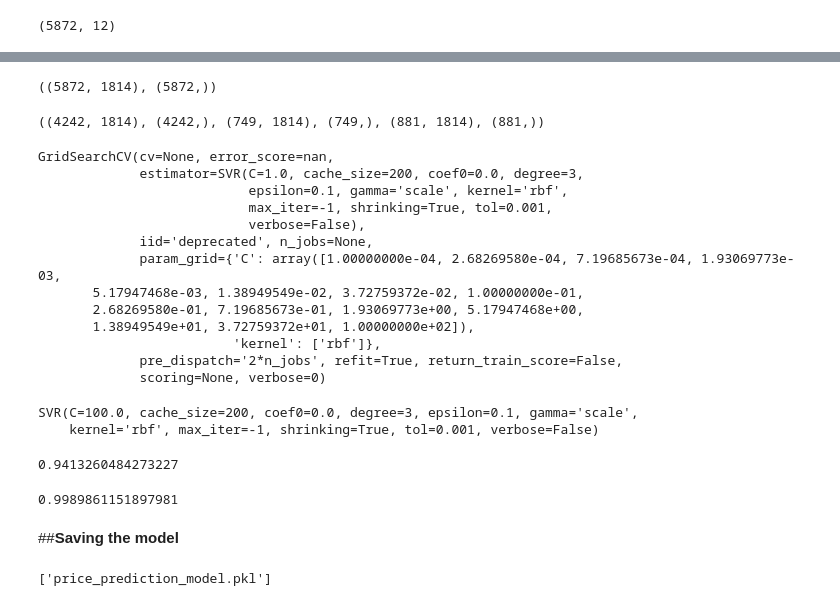
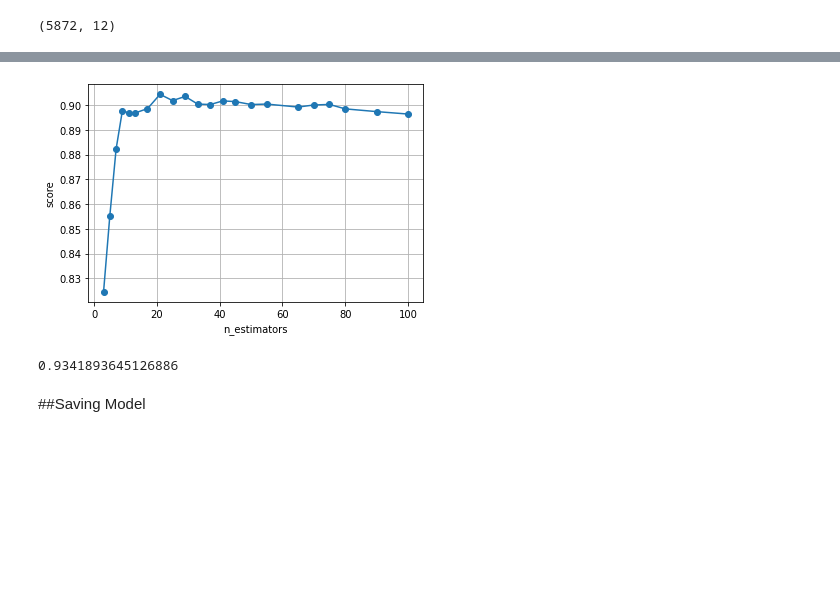
Before and after one commit to irshad256/ML-projects, a Jupyter notebook: used cars price prediction/data/Used_cars_price_prediction.ipynb, the cells around one changed output, grey strips where cells are left out. Cells and saved outputs as stored; diff of their text form; code cells hidden in the pictures; blank space fills up the shorter version.

```diff
--- a/used cars price prediction/data/Used_cars_price_prediction.ipynb
+++ b/used cars price prediction/data/Used_cars_price_prediction.ipynb
@@ -136,7 +121,9 @@ x_train.shape,y_train.shape,x_cv.shape,y_cv.shape,x_test.shape,y_test.shape
 # %%
-nestimators=[50,70,100,150,220,300,390,500,650,900]
+nestimators=[3,5,7,9,11,13,17,21,25,29,33,37,41,45,50,55,65,70,75,80,90,100]
+score=[]
 for n in nestimators:
   rf_model=RandomForestRegressor(n_estimators=n,random_state=15)
   rf_model.fit(x_train,y_train)
+  score.append(rf_model.score(x_cv,y_cv))
   print(f"score = {rf_model.score(x_cv,y_cv)} , n_estimators = {n}")
 # %% [output]
@@ -172,53 +147,15 @@ df.head()
-# %%
-X=df.drop(['Price'],axis=1)
-Y=df.Price
-X.shape,Y.shape
-# %% [output]
-((5872, 1814), (5872,))
-# %%
-X1,x_test,Y1,y_test=train_test_split(X,Y,random_state=10,test_size=.15)
-x_train,x_cv,y_train,y_cv=train_test_split(X1,Y1,random_state=10,test_size=.15)
-x_train.shape,y_train.shape,x_cv.shape,y_cv.shape,x_test.shape,y_test.shape
-# %% [output]
-((4242, 1814), (4242,), (749, 1814), (749,), (881, 1814), (881,))
-# %%
-param_grid={'C':np.geomspace(1e-4,1e2,num=15),'kernel':['rbf']}
-grid=GridSearchCV(SVR(),param_grid)
-grid.fit(X1,Y1)
-# %% [output]
-GridSearchCV(cv=None, error_score=nan,
-             estimator=SVR(C=1.0, cache_size=200, coef0=0.0, degree=3,
-                           epsilon=0.1, gamma='scale', kernel='rbf',
-                           max_iter=-1, shrinking=True, tol=0.001,
-                           verbose=False),
-             iid='deprecated', n_jobs=None,
-             param_grid={'C': array([1.00000000e-04, 2.68269580e-04, 7.19685673e-04, 1.93069773e-03,
-       5.17947468e-03, 1.38949549e-02, 3.72759372e-02, 1.00000000e-01,
-       2.68269580e-01, 7.19685673e-01, 1.93069773e+00, 5.17947468e+00,
-       1.38949549e+01, 3.72759372e+01, 1.00000000e+02]),
-                         'kernel': ['rbf']},
-             pre_dispatch='2*n_jobs', refit=True, return_train_score=False,
-             scoring=None, verbose=0)
+# %%
+plt.plot(nestimators,score,marker='o')
+plt.xlabel('n_estimators')
+plt.ylabel('score')
+plt.grid()
+# %% [output]
+[figure, added]
 # %%
-best_model=grid.best_estimator_
+best_model=RandomForestRegressor(n_estimators=21)
 best_model.fit(X1,Y1)
+best_model.score(x_test,y_test)
 # %% [output]
-SVR(C=100.0, cache_size=200, coef0=0.0, degree=3, epsilon=0.1, gamma='scale',
-    kernel='rbf', max_iter=-1, shrinking=True, tol=0.001, verbose=False)
+0.9341893645126886
-# %%
-best_model.score(x_test,y_test)
-# %% [output]
-0.9413260484273227
-# %%
-best_model=SVR(C=165)
-best_model.fit(X,Y)
-best_model.score(x_test,y_test)
-# %% [output]
-0.9989861151897981
 # %% [markdown]
-##**Saving the model**
+##Saving Model
-# %%
-import joblib
-joblib.dump(best_model,'price_prediction_model.pkl')
-# %% [output]
-['price_prediction_model.pkl']
```
Also changed, not shown: parts of 18 cells of this notebook.
